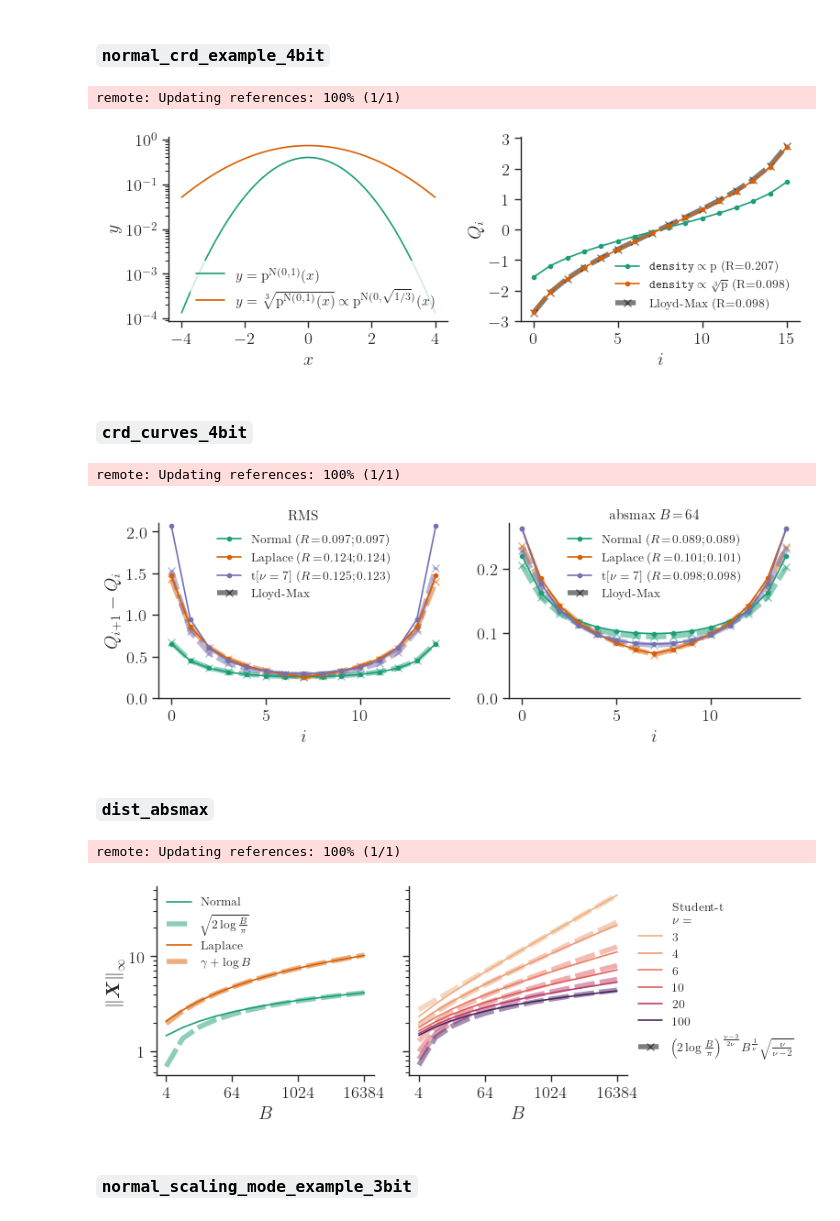
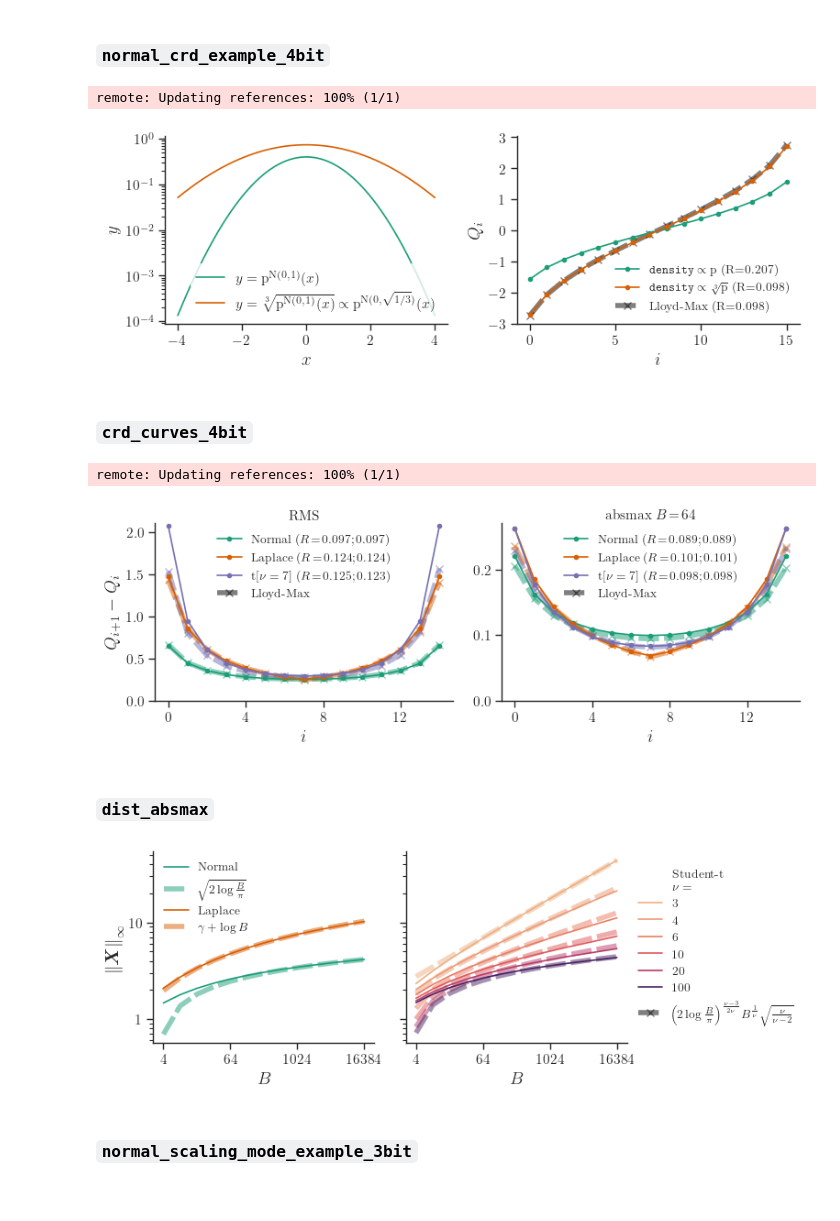
Before and after one commit to graphcore-research/llama-mobile-vlm, a Jupyter notebook: 20250127-FormatsCascade/Analysis.ipynb, the cells around one changed output. Cells and saved outputs as stored; diff of their text form; code cells hidden in the pictures.

```diff
--- a/20250127-FormatsCascade/Analysis.ipynb
+++ b/20250127-FormatsCascade/Analysis.ipynb
@@ -69,11 +69,11 @@ ax1.set_xlabel("$i$")
 ax1.set_ylabel("$Q_i$")
 ax1.legend(loc="lower right", fontsize=9.5)
 
-fig.tight_layout()
+plot_utils.tidy(fig)
 plot_utils.save("normal_crd_example_4bit")
 # %% [output]
 remote: Updating references: 100% (1/1)
-[figure, old version]
+[figure, new version]
 # %% [markdown]
 ### `crd_curves_4bit`
 # %%
@@ -101,37 +101,39 @@ for dist, color in zip(dists, plot_utils.PALETTE):
     crd_fmt = dist.quantiser(bits)
     rmse = A.qrmse_norm(crd_fmt, X).item()
     lm_fmt = Q.lut_lloyd_max(X_LM, bits, 1e-4, init=("uniform_rms", 3))
     lm_rmse = A.qrmse_norm(lm_fmt, X).item()
 
     ax0.plot(lut_diff(crd_fmt), label=f"{distribution_name(dist)} ($R\\!=\\!{rmse:.3f} ; {lm_rmse:.3f}$)", c=color, marker="o")
     ax0.plot(lut_diff(lm_fmt), c=color, **UNDERLAY_ARGS)
 
-    block_crd_fmt = dist.absmax_quantiser(bits, block_size)
+    block_crd_fmt = dist.quantiser(bits, "absmax", block_size)
     block_rmse = A.qrmse_norm(Q.LinearScalingFormat(block_crd_fmt, Q.BFLOAT16, (block_size,), scaling="absmax"), X).item()
-    block_lm_fmt = Q.lut_lloyd_max(A.block_normalise(X_LM, block_size), bits, 1e-4, init="uniform_minmax")
+    block_lm_fmt = Q.lut_lloyd_max(A.block_normalise(X_LM, "absmax", block_size), bits, 1e-4, init="uniform_minmax")
     block_lm_rmse = A.qrmse_norm(Q.LinearScalingFormat(block_lm_fmt, Q.BFLOAT16, (block_size,), scaling="absmax"), X).item()
 
     ax1.plot(lut_diff(block_crd_fmt), label=f"{distribution_name(dist)} ($R\\!=\\!{block_rmse:.3f} ; {block_lm_rmse:.3f}$)", c=color, marker="o")
     ax1.plot(lut_diff(block_lm_fmt), c=color, **UNDERLAY_ARGS)
 
 for ax in [ax0, ax1]:
     ax.set_xlabel("$i$")
+    ax.xaxis.set_major_locator(matplotlib.ticker.MultipleLocator(4))
     h, _ = ax.get_legend_handles_labels()
     h.append(matplotlib.lines.Line2D([], [], color="k", **UNDERLAY_ARGS, label="Lloyd-Max"))
     ax.legend(handles=h, loc="upper center", fontsize=9.5)
 
 ax0.set_ylim((0, 2.1))
 ax1.set_ylim((0, 0.27))
+ax1.yaxis.set_major_locator(matplotlib.ticker.MultipleLocator(0.1))
 
 ax0.set_ylabel("$Q_{i+1} - Q_i$")
 ax0.set_title("RMS", y=1, va="center")
 ax1.set_title(f"absmax $B\\!=\\!{block_size}$", y=1, va="center")
 
-fig.tight_layout()
+plot_utils.tidy(fig)
 plot_utils.save("crd_curves_4bit")
 # %% [output]
 remote: Updating references: 100% (1/1)
-[figure, old version]
+[figure, new version]
 # %% [markdown]
 ### `dist_absmax`
 # %%
@@ -173,11 +175,10 @@ for ax in [ax0, ax1]:
     ax.set_xlabel("$B$")
 ax0.set_ylabel(r"$\norm{\bm{X}}{\infty}$")
 
-fig.tight_layout()
+plot_utils.tidy(fig)
 plot_utils.save("dist_absmax")
 # %% [output]
-remote: Updating references: 100% (1/1)
-[figure, old version]
+[figure, new version]
 # %% [markdown]
 ### `normal_scaling_mode_example_3bit`
 # %%
```
Also changed, not shown: parts of 17 cells of this notebook, 3 other files.
